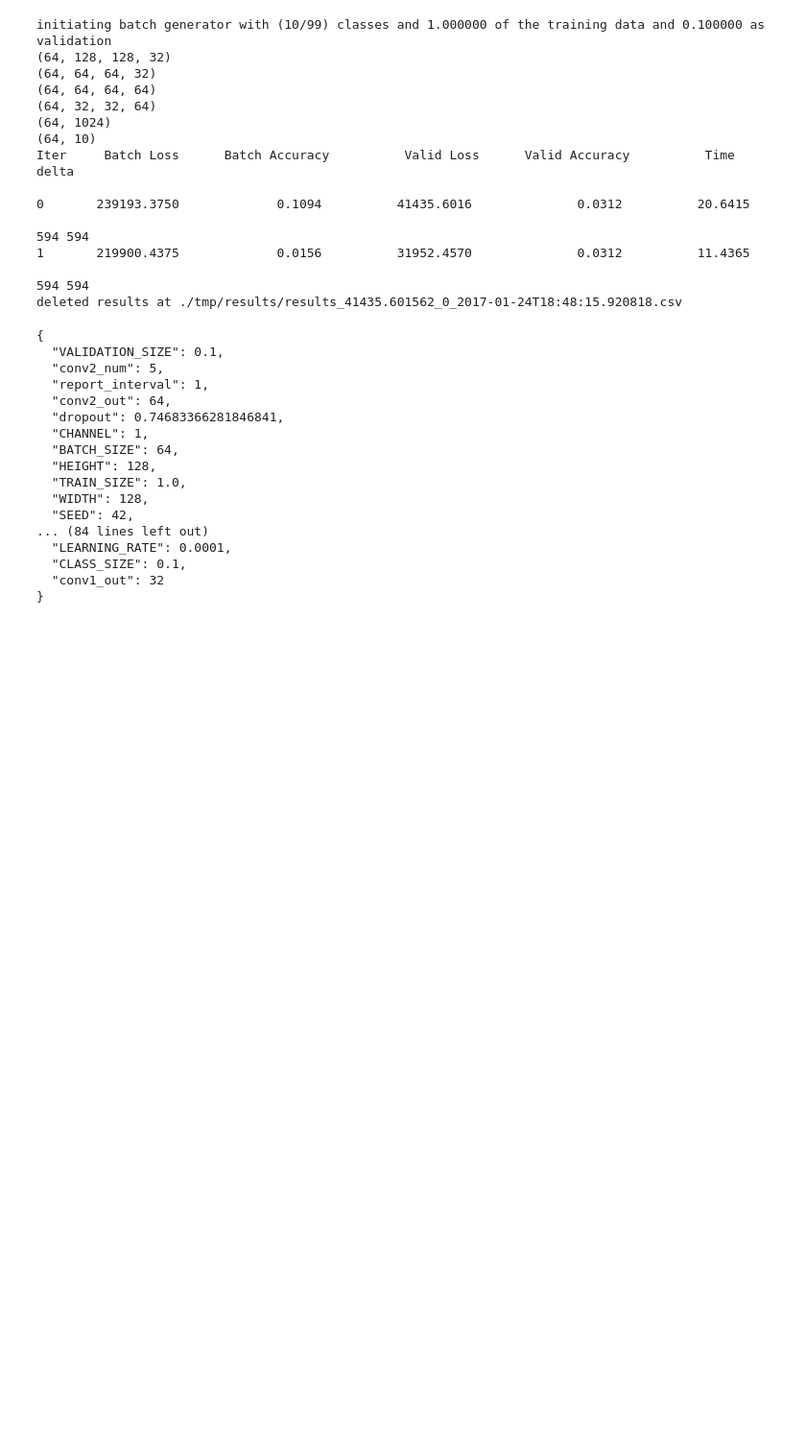
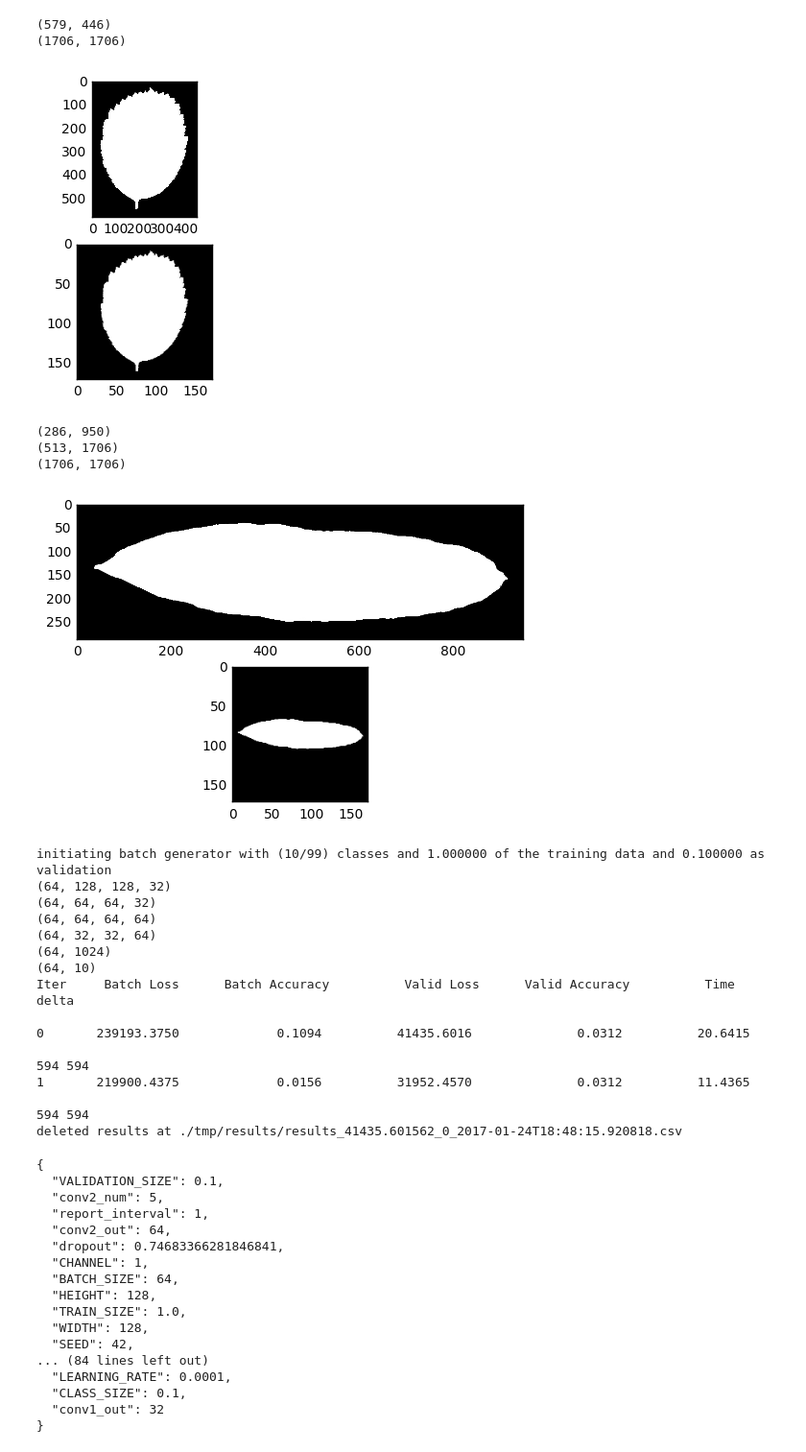
Before and after one commit to rllin/leaf_classification, a Jupyter notebook: leaf_nn.ipynb, the cells around one changed output. Shown: that part at 96% size. Cells and saved outputs as stored; diff of their text form; code cells hidden in the pictures; blank space fills up the shorter version.

```diff
--- a/leaf_nn.ipynb
+++ b/leaf_nn.ipynb
@@ -22,3 +58,25 @@ from util import etl, helpers, cnn_classifier
+# %%
+IMAGE_PATHS = glob.glob("./data/images/*.jpg")
+
+
+for path in IMAGE_PATHS[300:302]:
+    image = imread(path, as_grey=True)
+    print image.shape
+    resized = resize_proportionally(image, (1706, 1706))
+    plt.subplot(211)
+    plt.imshow(image, cmap='gray')
+    plt.subplot(212)
+    plt.imshow(resize(resized, (171, 171)), cmap='gray')
+    print resized.shape
+    plt.show()
+# %% [output]
+(579, 446)
+(1706, 1706)
+[figure, added]
+(286, 950)
+(513, 1706)
+(1706, 1706)
+[figure, added]
 # %%
 TRAIN_PATH = "./data/train.csv"
 TEST_PATH = "./data/test.csv"
```
Also changed, not shown: parts of 3 cells of this notebook, 2 other files.
